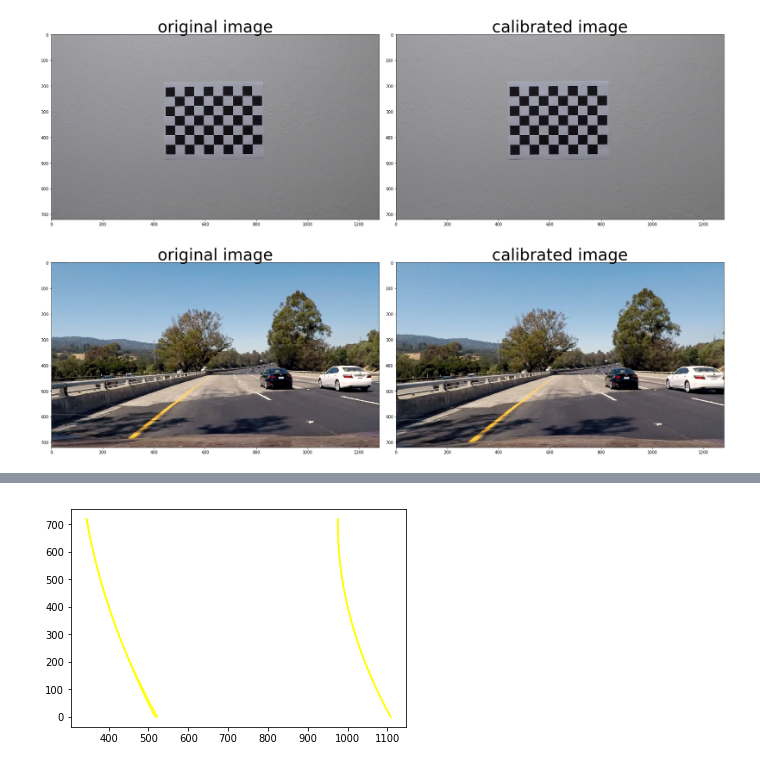
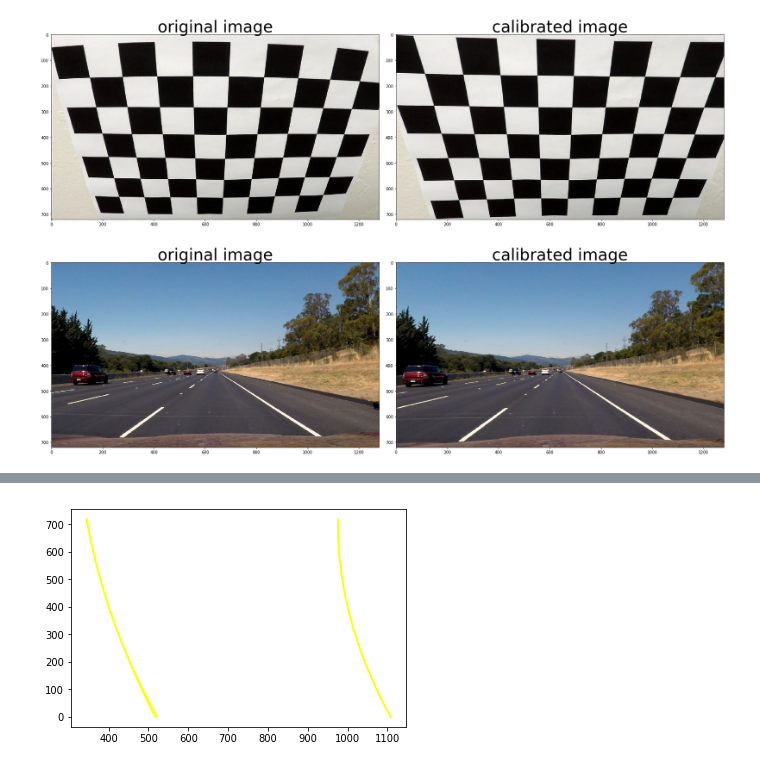
Before and after one commit to blanklist/CarND-Advanced-Lane-Lines, a Jupyter notebook: pipeline.ipynb, the cells around one changed output, grey strips where cells are left out. Saved outputs shown, nothing was run; the diff lists cells and outputs as text; code cells hidden in the pictures.

```diff
--- a/pipeline.ipynb
+++ b/pipeline.ipynb
@@ -37,28 +37,28 @@ imgpoints, objpoints = find_corners(image_folder)
 # %%
 # TESTING CAMERA CALIBRATION
 
-test_img_chessboard = mpimg.imread(image_folder[3])
+test_img_chessboard = mpimg.imread(image_folder[4])
 
 dst = calibrate_cam(test_img_chessboard, imgpoints, objpoints)
 
 # display
 f, (ax1, ax2) = plt.subplots(1, 2, figsize=(24, 9))
 f.tight_layout()
 
 ax1.imshow(test_img_chessboard)
 ax1.set_title('original image', fontsize=40)
 
 ax2.imshow(dst)
 ax2.set_title('calibrated image', fontsize=40)
 plt.show()
 # %% [output]
-[figure, old version]
+[figure, new version]
 # %%
 # CALIBRATOIN APPLIED TO ROAD IMAGE
 
 road_image_folder = glob.glob("test_images/*")
 
-orig_image = mpimg.imread(road_image_folder[0])
+orig_image = mpimg.imread(road_image_folder[3])
 
 calibration_test_img = np.copy(orig_image)
 
@@ -75,7 +75,7 @@ ax2.imshow(calibrated_image)
 ax2.set_title('calibrated image', fontsize=40)
 plt.show()
 # %% [output]
-[figure, old version]
+[figure, new version]
 # %%
 # THRESHOLDED BINARY IMAGE (color transforms, gradients, etc.)
 
```
Also changed, not shown: parts of 7 cells of this notebook, 9 other files.
